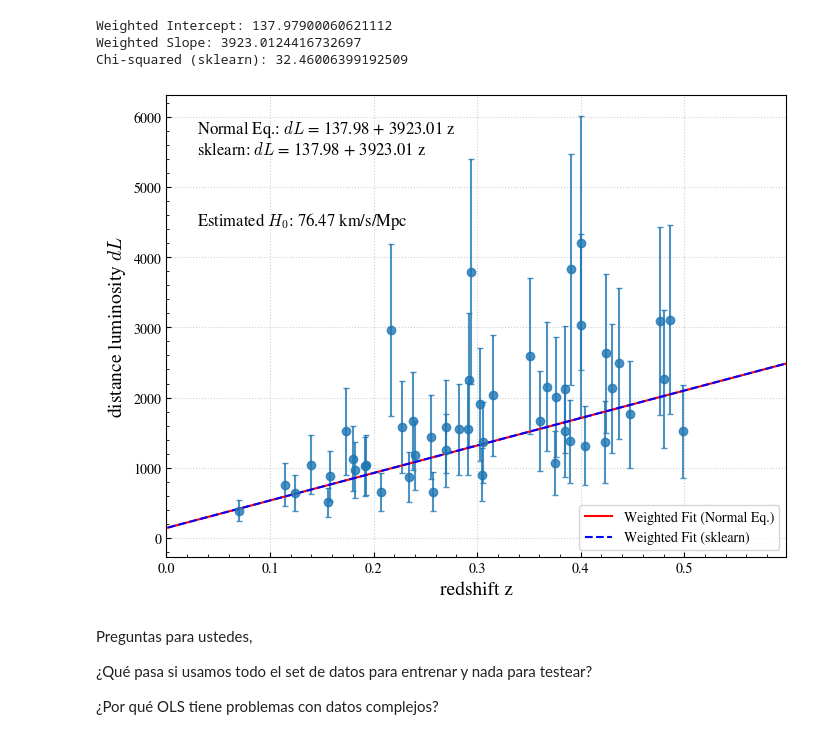
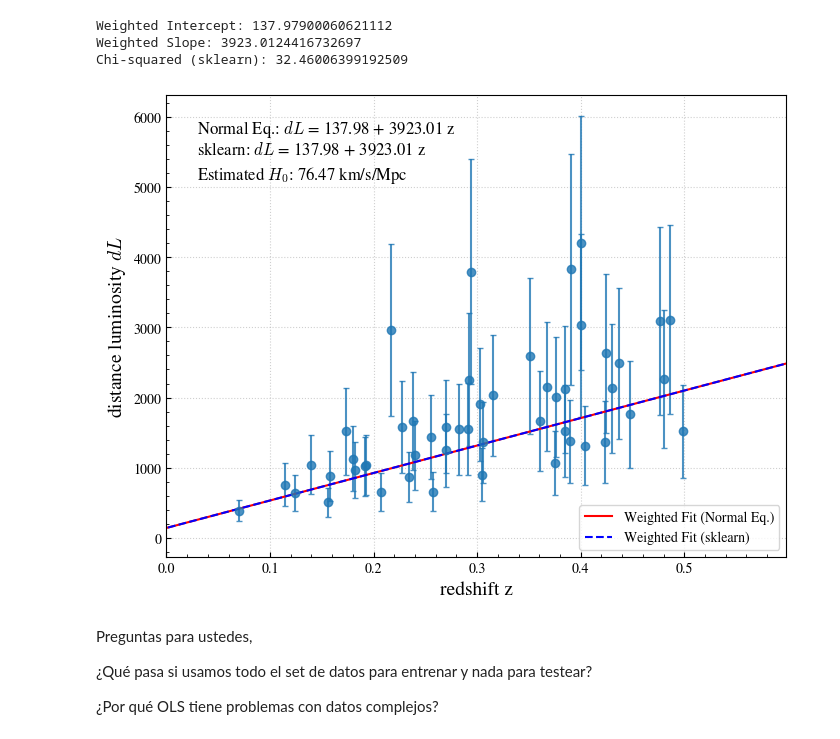
Before and after one commit to jurados/AS4501_Astroinformatic, a Jupyter notebook: Auxiliar/AUX1_LinearRegression.ipynb, the cells around one changed output. Saved outputs shown, nothing was run; the diff lists cells and outputs as text; code cells hidden in the pictures.

```diff
--- a/Auxiliar/AUX1_LinearRegression.ipynb
+++ b/Auxiliar/AUX1_LinearRegression.ipynb
@@ -330,24 +334,24 @@ Chi-squared (sklearn): 32.46006399192509
 # %%
 z_fit = np.linspace(z_sample.min()-0.1, z_sample.max()+0.1, 100).reshape(-1, 1)
 X_fit_weighted = np.column_stack((np.ones(z_fit.shape[0]), z_fit))
 dL_fit_weighted = X_fit_weighted @ theta_weighted
 dL_fit_weighted_sklearn = model_weighted.predict(z_fit)
 
 fig, ax = plt.subplots(figsize=(8, 6))
 ax.errorbar(z_sample, dL_sample, yerr=ddL_sample, fmt='o', capsize=2, alpha=0.8)
 ax.plot(z_fit, dL_fit_weighted, color='red', label='Weighted Fit (Normal Eq.)')
 ax.plot(z_fit, dL_fit_weighted_sklearn, color='blue', linestyle='--', label='Weighted Fit (sklearn)')
 ax.set_xlabel('redshift z', fontsize=14)
 ax.set_ylabel(r'distance luminosity $dL$', fontsize=14)
 ax.text(0.05, 0.95, fr'Normal Eq.: $dL$ = {theta_weighted[0]:.2f} + {theta_weighted[1]:.2f} z', transform=ax.transAxes, fontsize=12, verticalalignment='top')
 ax.text(0.05, 0.90, fr'sklearn: $dL$ = {model_weighted.intercept_:.2f} + {model_weighted.coef_[0]:.2f} z', transform=ax.transAxes, fontsize=12, verticalalignment='top')
-ax.text(0.05, 0.75, fr'Estimated $H_0$: {CSPEED/model_weighted.coef_[0]:.2f} km/s/Mpc', transform=ax.transAxes, fontsize=12, verticalalignment='top')
+ax.text(0.05, 0.85, fr'Estimated $H_0$: {CSPEED/model_weighted.coef_[0]:.2f} km/s/Mpc', transform=ax.transAxes, fontsize=12, verticalalignment='top')
 ax.set_xlim(0.0, z_sample.max()+0.1)
 ax.legend()
 plt.grid()
 plt.show()
 # %% [output]
-[figure, old version]
+[figure, new version]
 # %% [markdown]
 Preguntas para ustedes,
 
```
Also changed, not shown: parts of 10 cells of this notebook.
